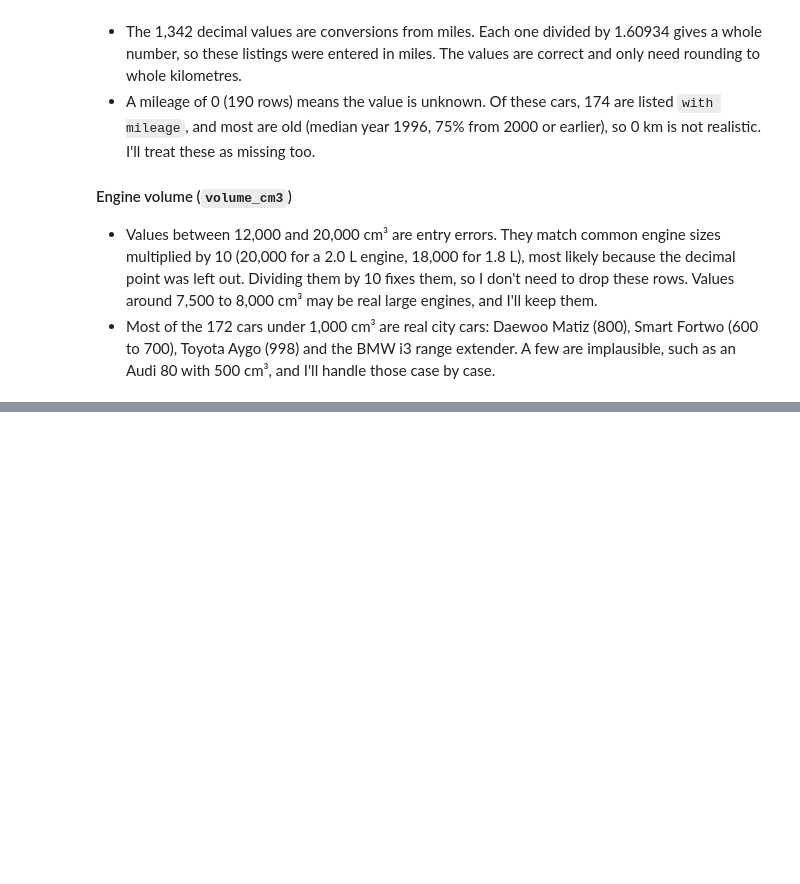
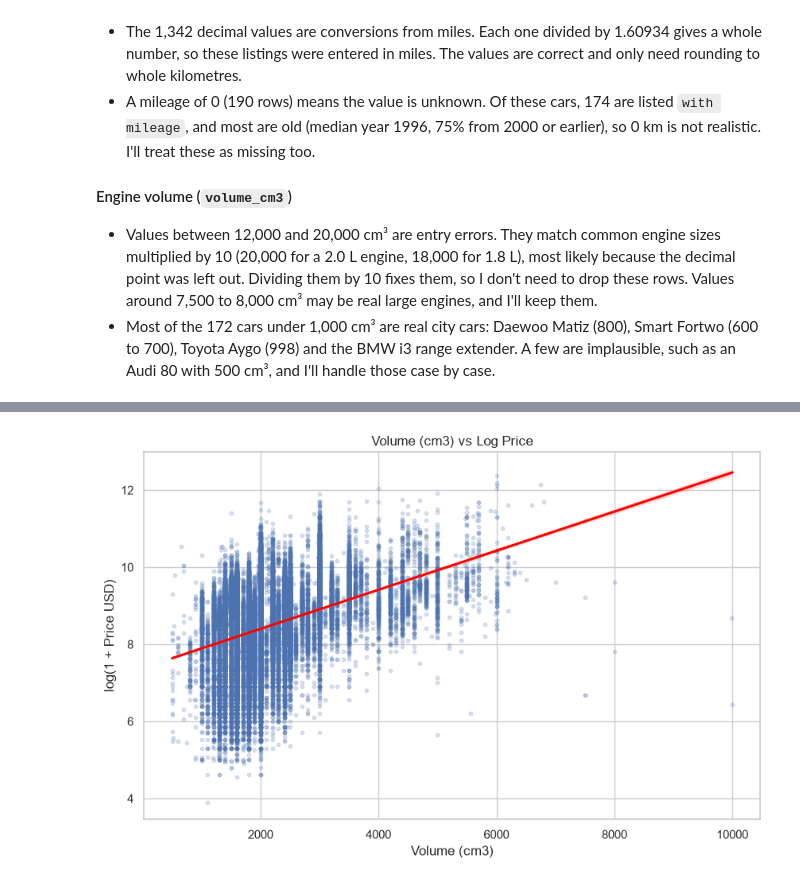
Before and after one commit to VukasinJ-dev/car-price-prediction, a Jupyter notebook: notebooks/01_eda.ipynb, the cells around one changed output, grey strips where cells are left out. Cells and saved outputs as stored; diff of their text form; code cells hidden in the pictures; blank space fills up the shorter version.

```diff
--- a/notebooks/01_eda.ipynb
+++ b/notebooks/01_eda.ipynb
@@ -563,0 +624,17 @@ Name: count, dtype: int64
+# %%
+mask = (df['volume_cm3'] <= 10000)
+
+sns.regplot(
+    x=df.loc[mask, 'volume_cm3'],
+    y=np.log1p(df.loc[mask, 'price_usd']),
+    scatter_kws={"alpha": 0.2, "s": 10},
+    line_kws={"color": "red"}
+)
+
+plt.title("Volume (cm3) vs Log Price")
+plt.xlabel("Volume (cm3)")
+plt.ylabel("log(1 + Price USD)")
+plt.savefig("../reports/figures/volume_vs_log_price.png", dpi=300, bbox_inches="tight")
+plt.show()
+# %% [output]
+[figure, added]
```
Also changed, not shown: parts of 12 cells of this notebook, 4 other files.
